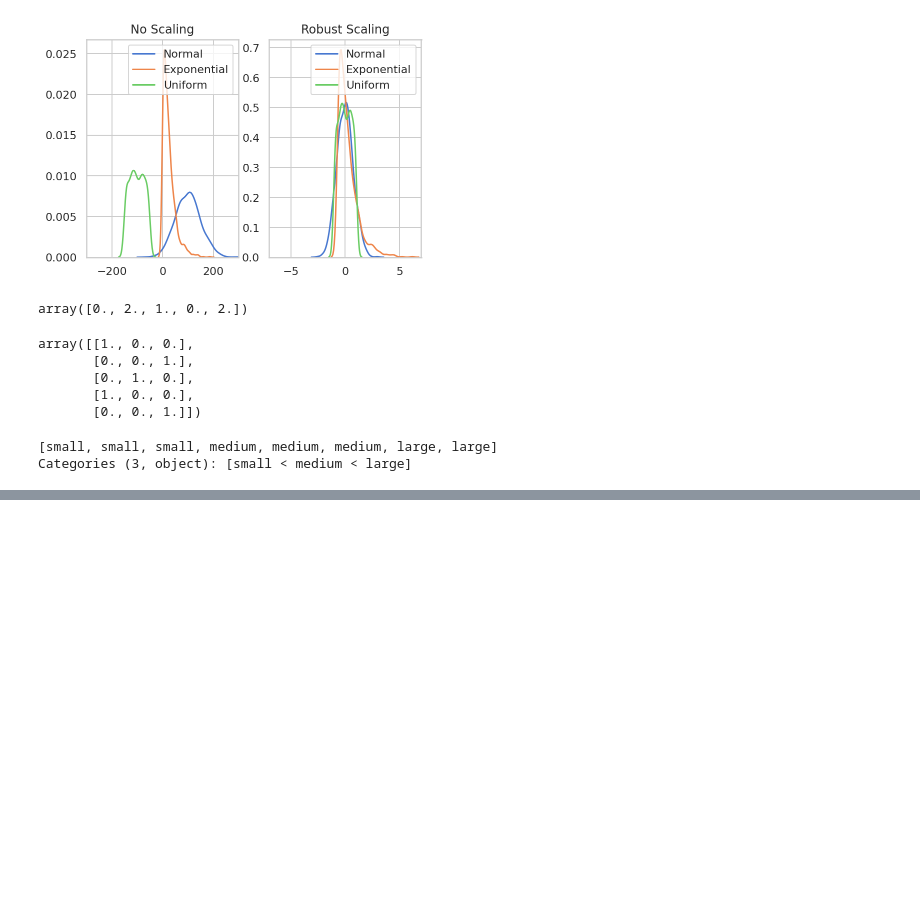
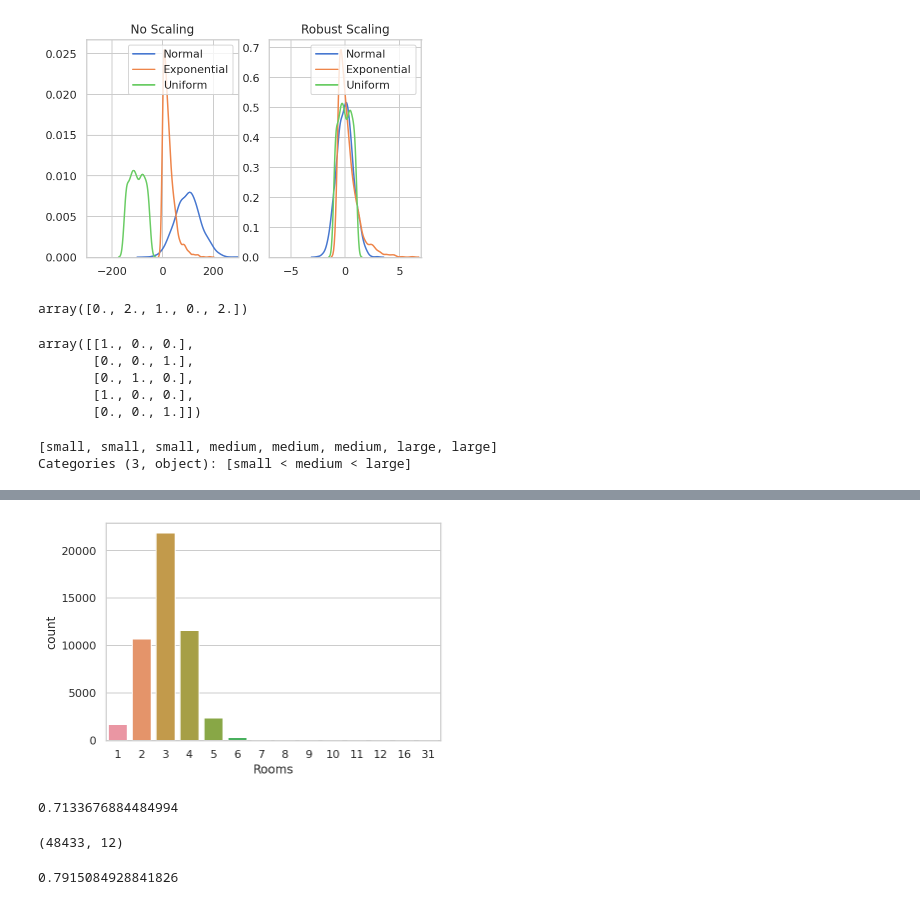
Before and after one commit to JavierOramas/HGML, a Jupyter notebook: lesson5.ipynb, the cells around one changed output, grey strips where cells are left out. Cells and saved outputs as stored; diff of their text form; code cells hidden in the pictures; blank space fills up the shorter version.

```diff
--- a/lesson5.ipynb
+++ b/lesson5.ipynb
@@ -101,0 +138,17 @@ Categories (3, object): [small < medium < large]
+# %%
+sns.countplot(df.Rooms);
+# %% [output]
+[figure, added]
+# %%
+X = df[['Rooms', 'Distance', 'Propertycount', 'Postcode']]
+y = np.log1p(df.Price.values)
+
+X_train, X_test, y_train, y_test = train_test_split(X, y, test_size=0.2, random_state=RANDOM_SEED)
+
+from sklearn.ensemble import GradientBoostingRegressor
+
+base_model = GradientBoostingRegressor(learning_rate=0.3, n_estimators=150, random_state=RANDOM_SEED).fit(X_train, y_train)
+
+base_model.score(X_test, y_test)
+# %% [output]
+0.7133676884484994
@@ -101,0 +182,11 @@ Categories (3, object): [small < medium < large]
+# %%
+X.shape
+# %% [output]
+(48433, 12)
+# %%
+from sklearn.ensemble import GradientBoostingRegressor
+
+final_model = GradientBoostingRegressor(learning_rate=0.3, n_estimators=150, random_state=RANDOM_SEED).fit(X_train, y_train)
+final_model.score(X_test, y_test)
+# %% [output]
+0.7915084928841826
```
Also changed, not shown: parts of 14 cells of this notebook.
